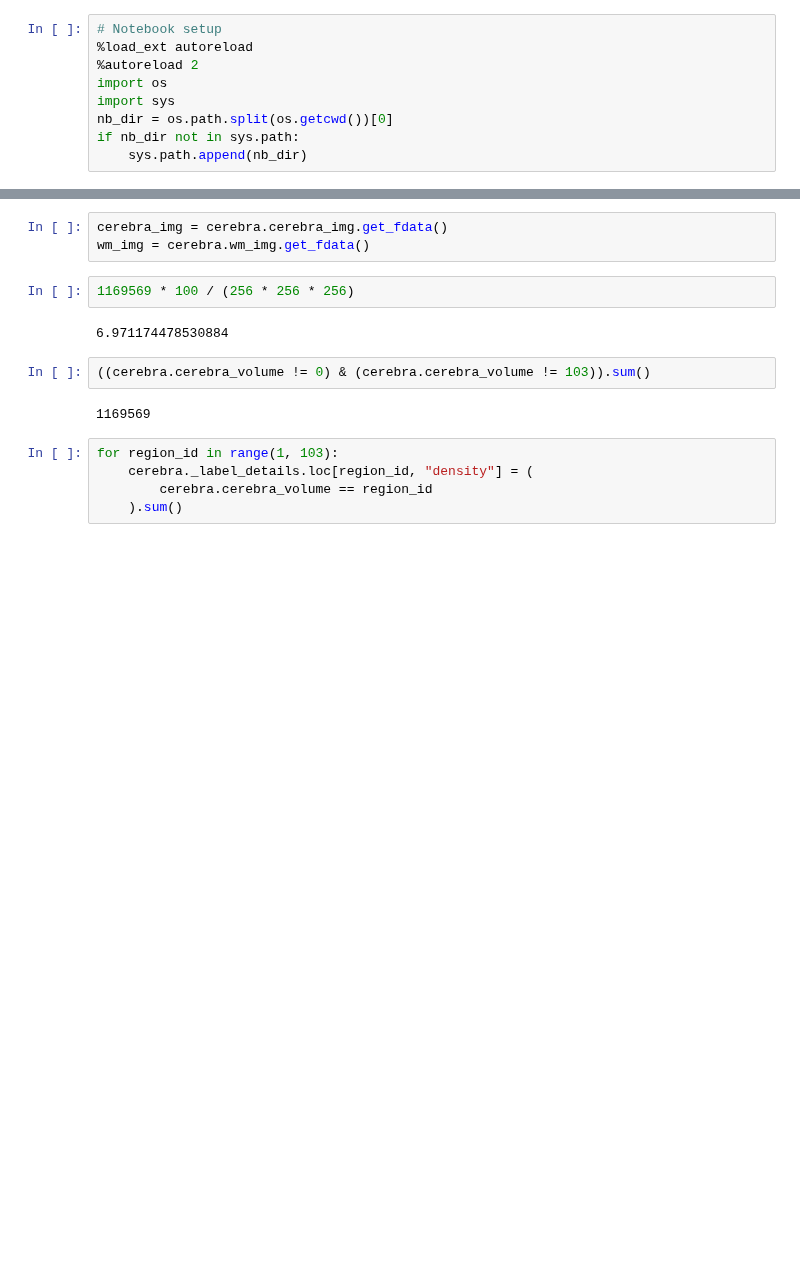
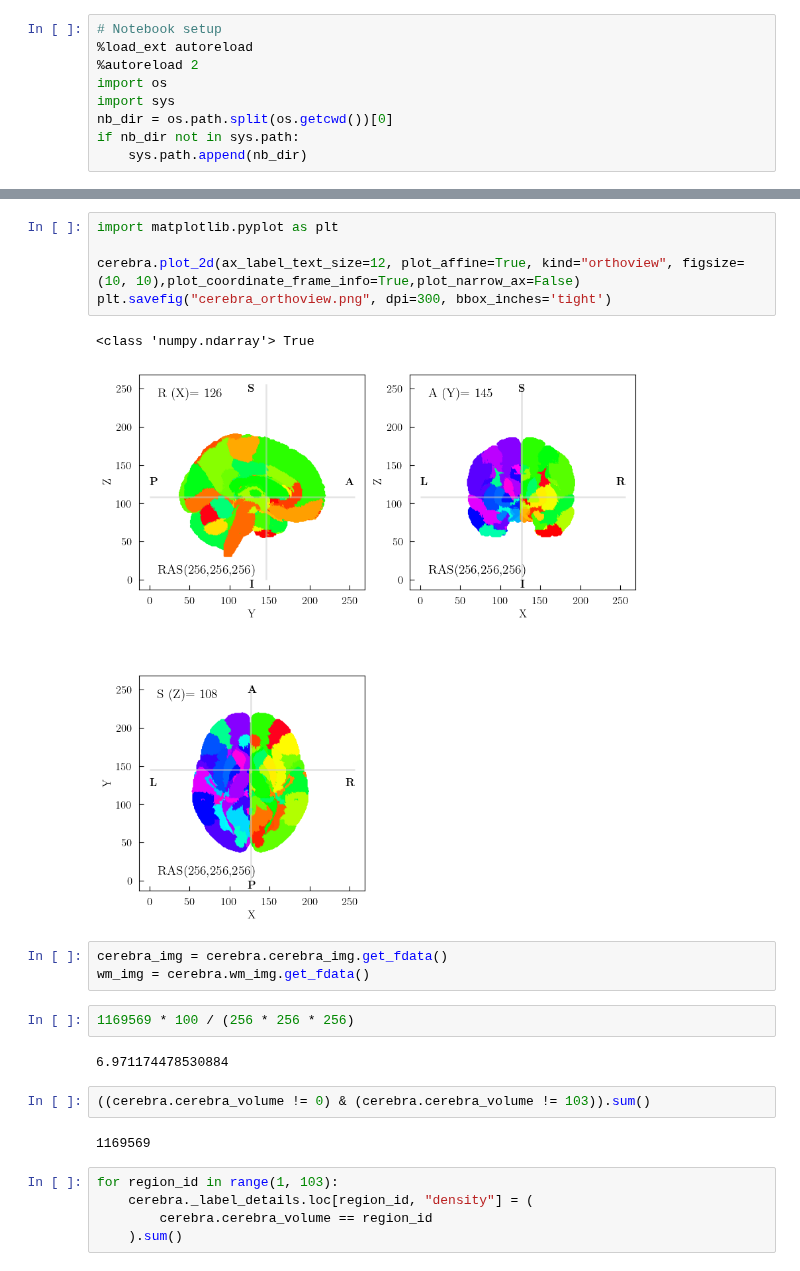
Before and after one commit to kdotdot/cerebra_atlas_python, a Jupyter notebook: thesis/region_metadata.ipynb, the cells around one changed output, grey strips where cells are left out. Drawn from its saved outputs; the diff is of its cells as text; blank space fills up the shorter version.

```diff
--- a/thesis/region_metadata.ipynb
+++ b/thesis/region_metadata.ipynb
@@ -18,3 +14,11 @@ Jupyter environment detected. Enabling Open3D WebVisualizer.
+# %%
+import matplotlib.pyplot as plt
+
+cerebra.plot_2d(ax_label_text_size=12, plot_affine=True, kind="orthoview", figsize=(10, 10),plot_coordinate_frame_info=True,plot_narrow_ax=False)
+plt.savefig("cerebra_orthoview.png", dpi=300, bbox_inches='tight')
+# %% [output]
+<class 'numpy.ndarray'> True
+[figure, added]
 # %%
 cerebra_img = cerebra.cerebra_img.get_fdata()
 wm_img = cerebra.wm_img.get_fdata()
```
Also changed, not shown: parts of 4 cells of this notebook, 10 other files.
